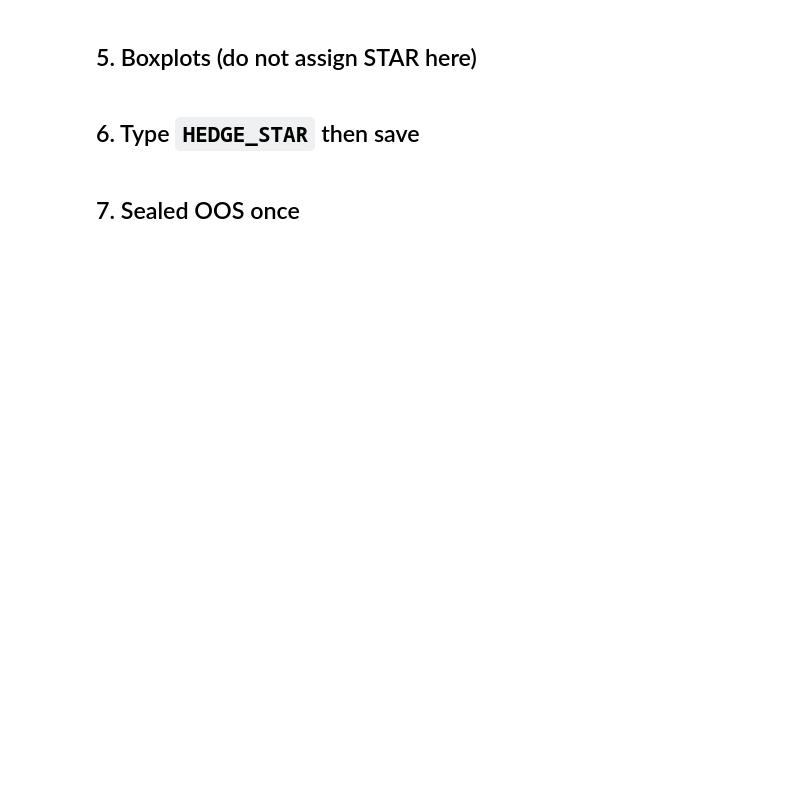
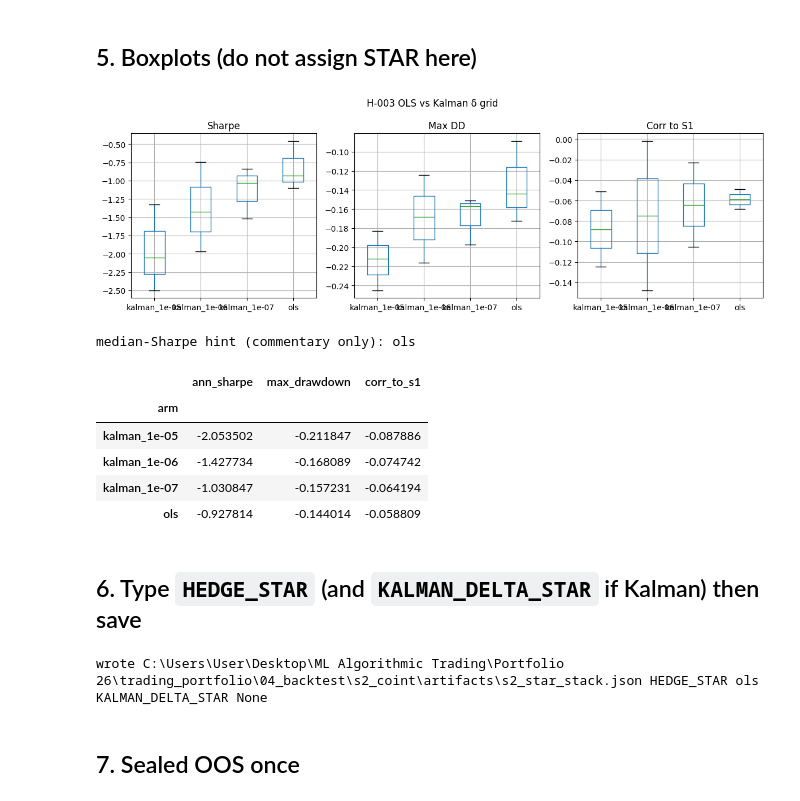
Before and after one commit to charlievellacott/trading_portfolio, a Jupyter notebook: 02_research/s2_coint/notebooks/hypothesis_tests/H-003_hedge.ipynb, the cells around one changed output. Saved outputs shown, nothing was run; the diff lists cells and outputs as text; code cells hidden in the pictures; blank space fills up the shorter version.

```diff
--- a/02_research/s2_coint/notebooks/hypothesis_tests/H-003_hedge.ipynb
+++ b/02_research/s2_coint/notebooks/hypothesis_tests/H-003_hedge.ipynb
@@ -92,0 +86,35 @@ diag
+# %%
+lb = lookbacks_for_bar(BAR)
+KALMAN_DELTA_GRID = (1e-4, 1e-5, 1e-6, 1e-7)
+CHAN_SANITY_DELTA = 1e-3
+
+
+def _hedge_diag(panel, label):
+    g = panel.groupby("pair_id")
+    return pd.DataFrame(
+        {
+            "median_adf": g["adf_pvalue"].median(),
+            "median_hl": g["half_life"].median(),
+            "lag1_ac": g["spread"].apply(lambda s: float(s.astype(float).autocorr(lag=1))),
+        }
+    ).assign(arm=label)
+
+
+kf_panels = {}
+rows = [_hedge_diag(is_panel, "ols")]
+for d in (CHAN_SANITY_DELTA,) + KALMAN_DELTA_GRID:
+    p = overlay_kalman_hedge(
+        is_panel.copy(),
+        burn_in=lb["kalman_burn_in"],
+        z_window=lb["z_window"],
+        hl_window=lb["hl_window"],
+        delta=d,
+    )
+    if d in KALMAN_DELTA_GRID:
+        kf_panels[d] = p
+    rows.append(_hedge_diag(p, f"kalman_{d:g}"))
+
+diag = pd.concat(rows)
+print("ADF/HL/autocorr diagnostic (not a freeze input). Expect lag1_ac and HL to rise toward OLS as δ shrinks.")
+print("Chan δ=1e-4 is sanity contrast only — not a freeze candidate.")
+diag
@@ -100,8 +153,10 @@ fold_table(folds)
 ## 4. Fold-val metrics (validation only)
 # %%
 cfg_ols = config_from_stack(stack, hedge="ols")
+parts = [fold_val_metrics(is_panel, folds, {"ols": cfg_ols}, s1_weekly=s1_weekly)]
 cfg_kf = config_from_stack(stack, hedge="kalman")
-df_ols = fold_val_metrics(is_panel, folds, {"ols": cfg_ols}, s1_weekly=s1_weekly)
-df_kf = fold_val_metrics(kalman_panel, folds, {"kalman": cfg_kf}, s1_weekly=s1_weekly)
-fold_df = pd.concat([df_ols, df_kf], ignore_index=True)
+for d, panel in kf_panels.items():
+    arm = f"kalman_{d:g}"
+    parts.append(fold_val_metrics(panel, folds, {arm: cfg_kf}, s1_weekly=s1_weekly))
+fold_df = pd.concat(parts, ignore_index=True)
 fold_df
@@ -108,9 +177,18 @@ fold_df
 # %% [markdown]
 ## 5. Boxplots (do not assign STAR here)
 # %%
-plot_fold_boxplots(fold_df, title="H-003 OLS vs Kalman")
+plot_fold_boxplots(fold_df, title="H-003 OLS vs Kalman δ grid")
 plt.show()
 print("median-Sharpe hint (commentary only):", median_sharpe_hint(fold_df))
 fold_df.groupby("arm")[["ann_sharpe", "max_drawdown", "corr_to_s1"]].median()
+# %% [output]
+[figure, added]
+median-Sharpe hint (commentary only): ols
+|  | ann_sharpe | max_drawdown | corr_to_s1 |
+| arm |  |  |  |
+| kalman_1e-05 | -2.053502 | -0.211847 | -0.087886 |
+| kalman_1e-06 | -1.427734 | -0.168089 | -0.074742 |
+| kalman_1e-07 | -1.030847 | -0.157231 | -0.064194 |
+| ols | -0.927814 | -0.144014 | -0.058809 |
 # %% [markdown]
-## 6. Type `HEDGE_STAR` then save
+## 6. Type `HEDGE_STAR` (and `KALMAN_DELTA_STAR` if Kalman) then save
@@ -123,3 +195,20 @@ print("wrote", STAR_PATH)
+# %%
+HEDGE_STAR = "ols"  # TODO after fold-val review: "ols" or "kalman"
+KALMAN_DELTA_STAR = None  # TODO if Kalman: 1e-5, 1e-6, or 1e-7 (not 1e-4)
+require_star("HEDGE_STAR", HEDGE_STAR)
+stack["HEDGE_STAR"] = HEDGE_STAR
+if HEDGE_STAR == "kalman":
+    require_star("KALMAN_DELTA_STAR", KALMAN_DELTA_STAR)
+    dstar = float(KALMAN_DELTA_STAR)
+    if not any(abs(dstar - d) < 1e-12 for d in KALMAN_DELTA_GRID):
+        raise ValueError(f"KALMAN_DELTA_STAR must be one of {KALMAN_DELTA_GRID}, got {KALMAN_DELTA_STAR!r}")
+    stack["KALMAN_DELTA_STAR"] = dstar
+else:
+    stack["KALMAN_DELTA_STAR"] = None
+save_star_stack(STAR_PATH, stack)
+print("wrote", STAR_PATH, "HEDGE_STAR", HEDGE_STAR, "KALMAN_DELTA_STAR", stack.get("KALMAN_DELTA_STAR"))
+# %% [output]
+wrote C:\Users\User\Desktop\ML Algorithmic Trading\Portfolio 26\trading_portfolio\04_backtest\s2_coint\artifacts\s2_star_stack.json HEDGE_STAR ols KALMAN_DELTA_STAR None
 # %% [markdown]
 ## 7. Sealed OOS once
 # %%
```
Also changed, not shown: parts of 10 cells of this notebook, 18 other files.
